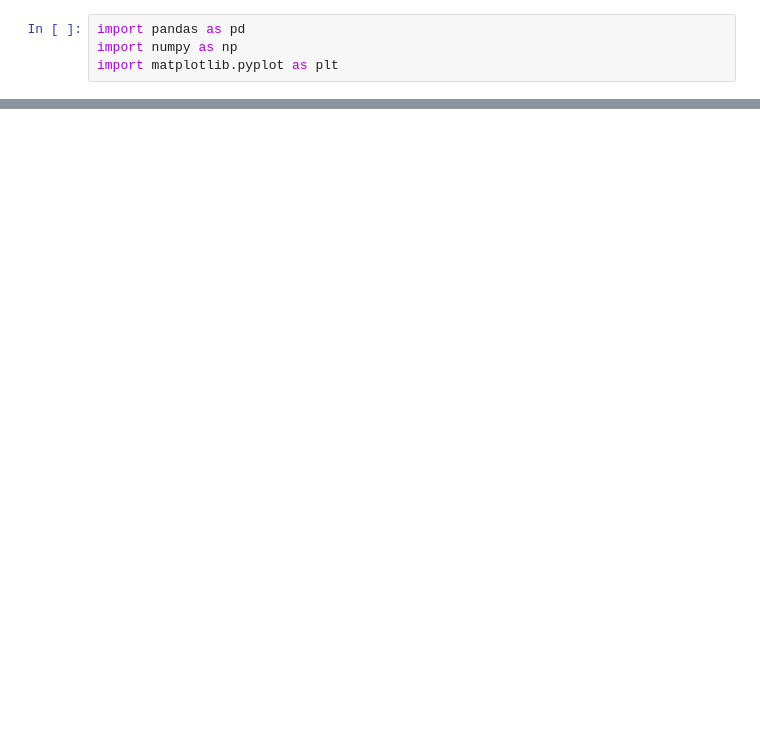
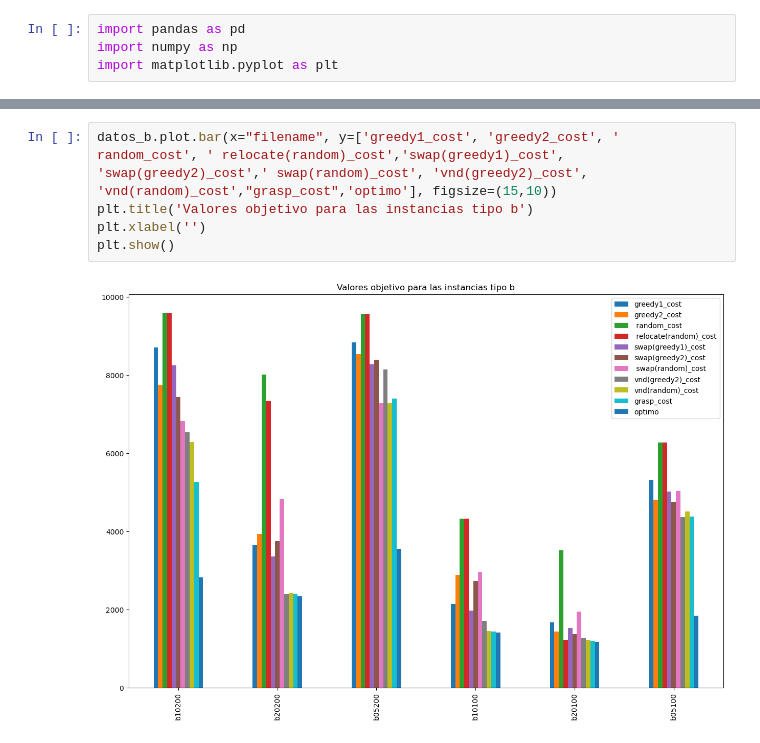
Before and after one commit to tomasglauberman/TP_GAP, a Jupyter notebook: src/experimentacion.ipynb, the cells around one changed output, grey strips where cells are left out. Saved outputs shown, nothing was run; the diff lists cells and outputs as text; blank space fills up the shorter version.

```diff
--- a/src/experimentacion.ipynb
+++ b/src/experimentacion.ipynb
@@ -63,0 +58,7 @@ AttributeError: 'str' object has no attribute 'filter'
+# %%
+datos_b.plot.bar(x="filename", y=['greedy1_cost', 'greedy2_cost', ' random_cost', ' relocate(random)_cost','swap(greedy1)_cost', 'swap(greedy2)_cost',' swap(random)_cost', 'vnd(greedy2)_cost', 'vnd(random)_cost',"grasp_cost",'optimo'], figsize=(15,10))
+plt.title('Valores objetivo para las instancias tipo b')
+plt.xlabel('')
+plt.show()
+# %% [output]
+[figure, added]
```
Also changed, not shown: parts of 10 cells of this notebook.
